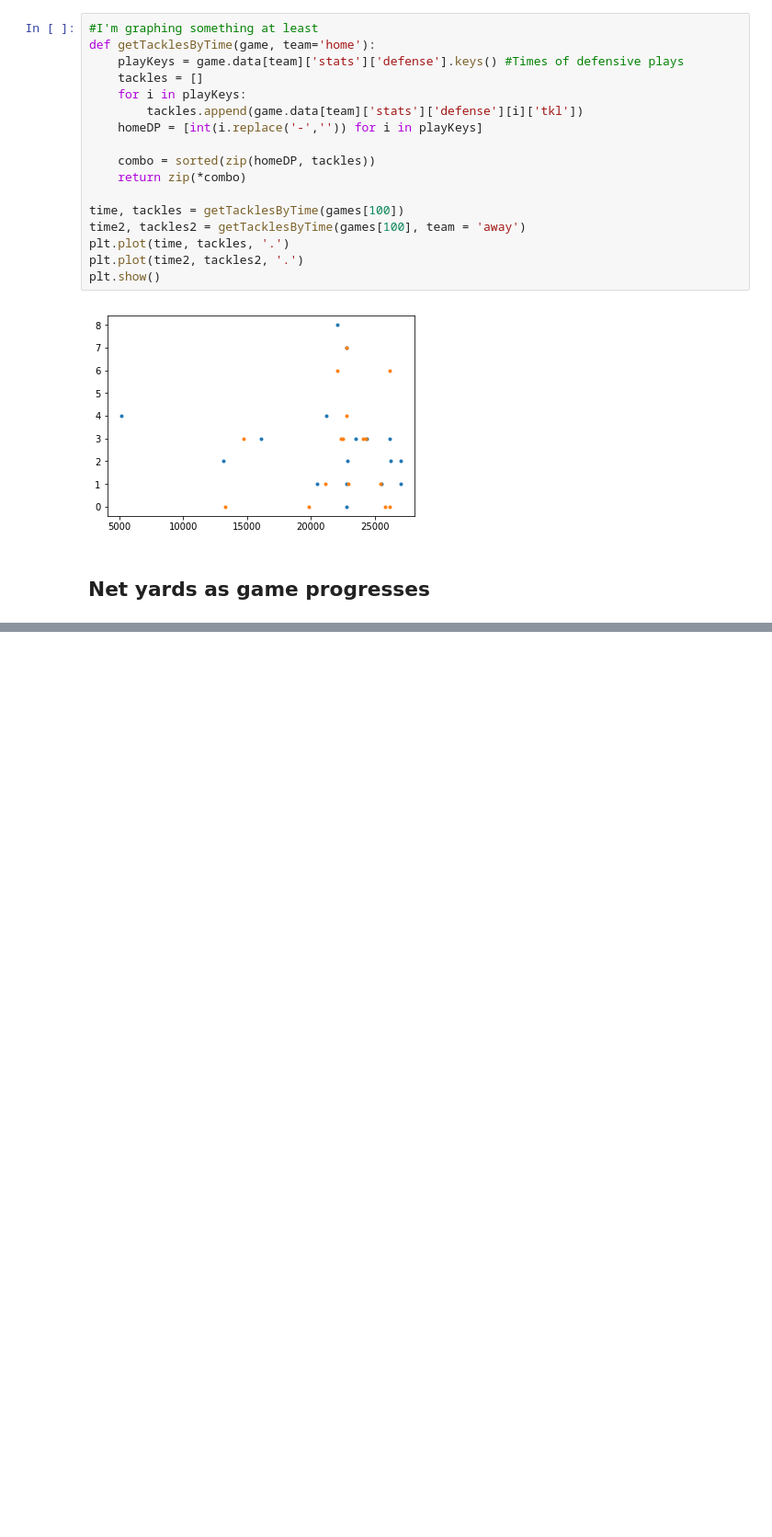
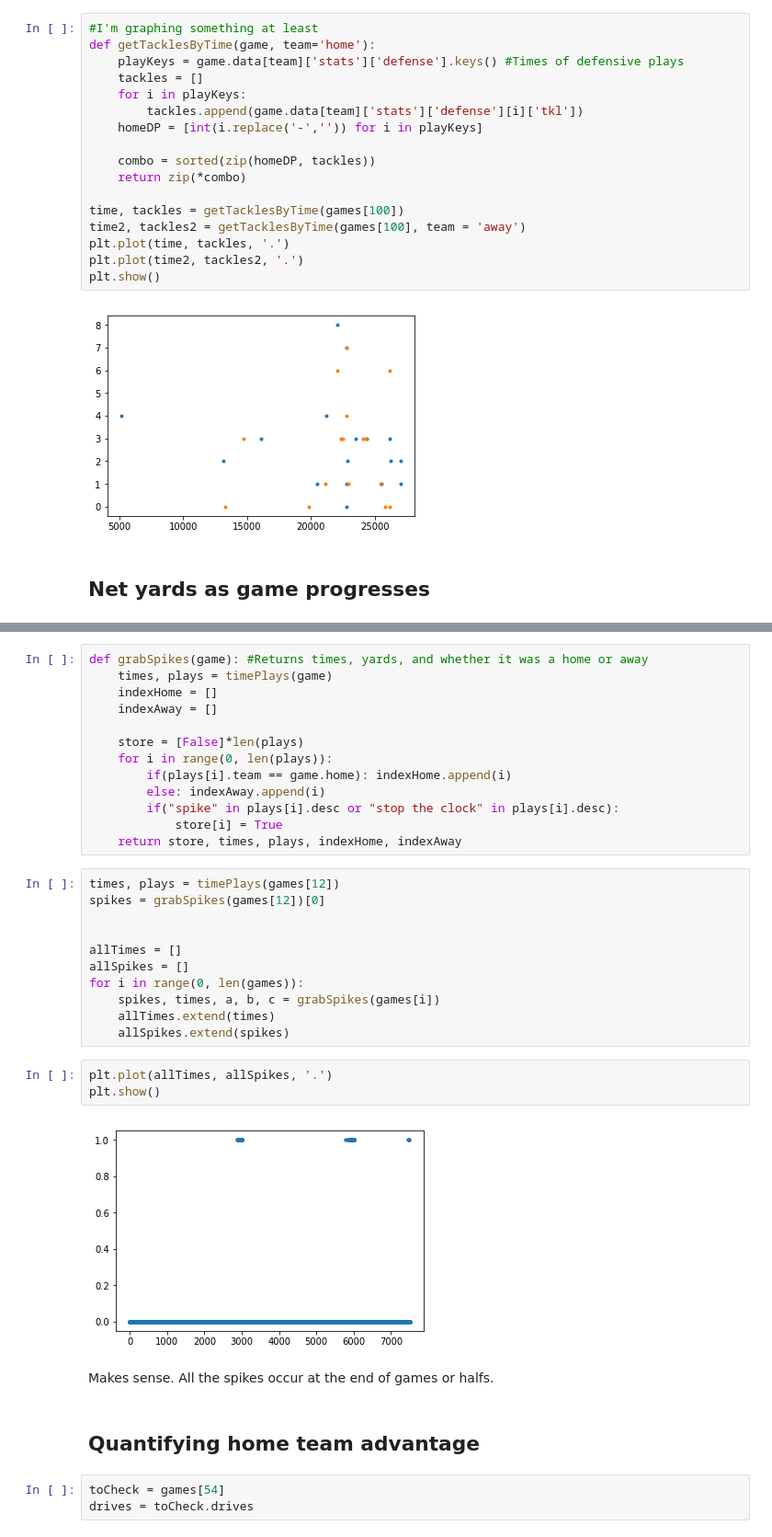
Before and after one commit to tynanseltzer/AM216, a Jupyter notebook: Miro's notebook.ipynb, the cells around one changed output, grey strips where cells are left out. Shown at 92% size. Drawn from its saved outputs; the diff is of its cells as text; blank space fills up the shorter version.

```diff
--- a/Miro's notebook.ipynb
+++ b/Miro's notebook.ipynb
@@ -73,3 +80,39 @@ Average home yards per play is 23.320513 from SD
 Average away yards per play is 24.525773 from CIN
 Winner is SD
 [figure]
+# %%
+def grabSpikes(game): #Returns times, yards, and whether it was a home or away
+    times, plays = timePlays(game)
+    indexHome = []
+    indexAway = []
+
+    store = [False]*len(plays)
+    for i in range(0, len(plays)):
+        if(plays[i].team == game.home): indexHome.append(i)
+        else: indexAway.append(i)
+        if("spike" in plays[i].desc or "stop the clock" in plays[i].desc):
+            store[i] = True
+    return store, times, plays, indexHome, indexAway
+# %%
+times, plays = timePlays(games[12])
+spikes = grabSpikes(games[12])[0]
+
+
+allTimes = []
+allSpikes = []
+for i in range(0, len(games)):
+    spikes, times, a, b, c = grabSpikes(games[i])
+    allTimes.extend(times)
+    allSpikes.extend(spikes)
+# %%
+plt.plot(allTimes, allSpikes, '.')
+plt.show()
+# %% [output]
+[figure, added]
+# %% [markdown]
+Makes sense. All the spikes occur at the end of games or halfs.
+# %% [markdown]
+## Quantifying home team advantage
+# %%
+toCheck = games[54]
+drives = toCheck.drives
```
Also changed, not shown: parts of 11 cells of this notebook.
